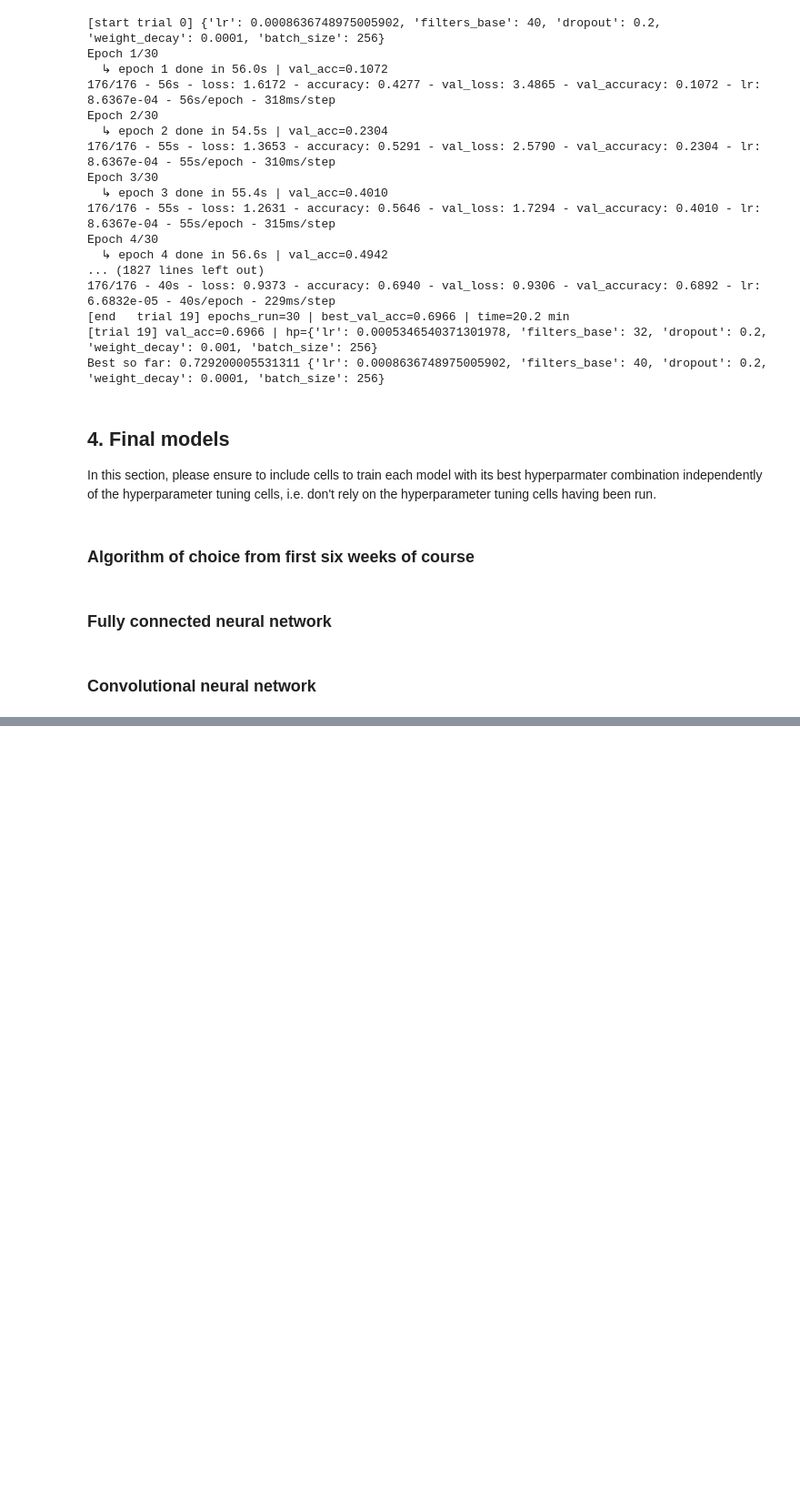
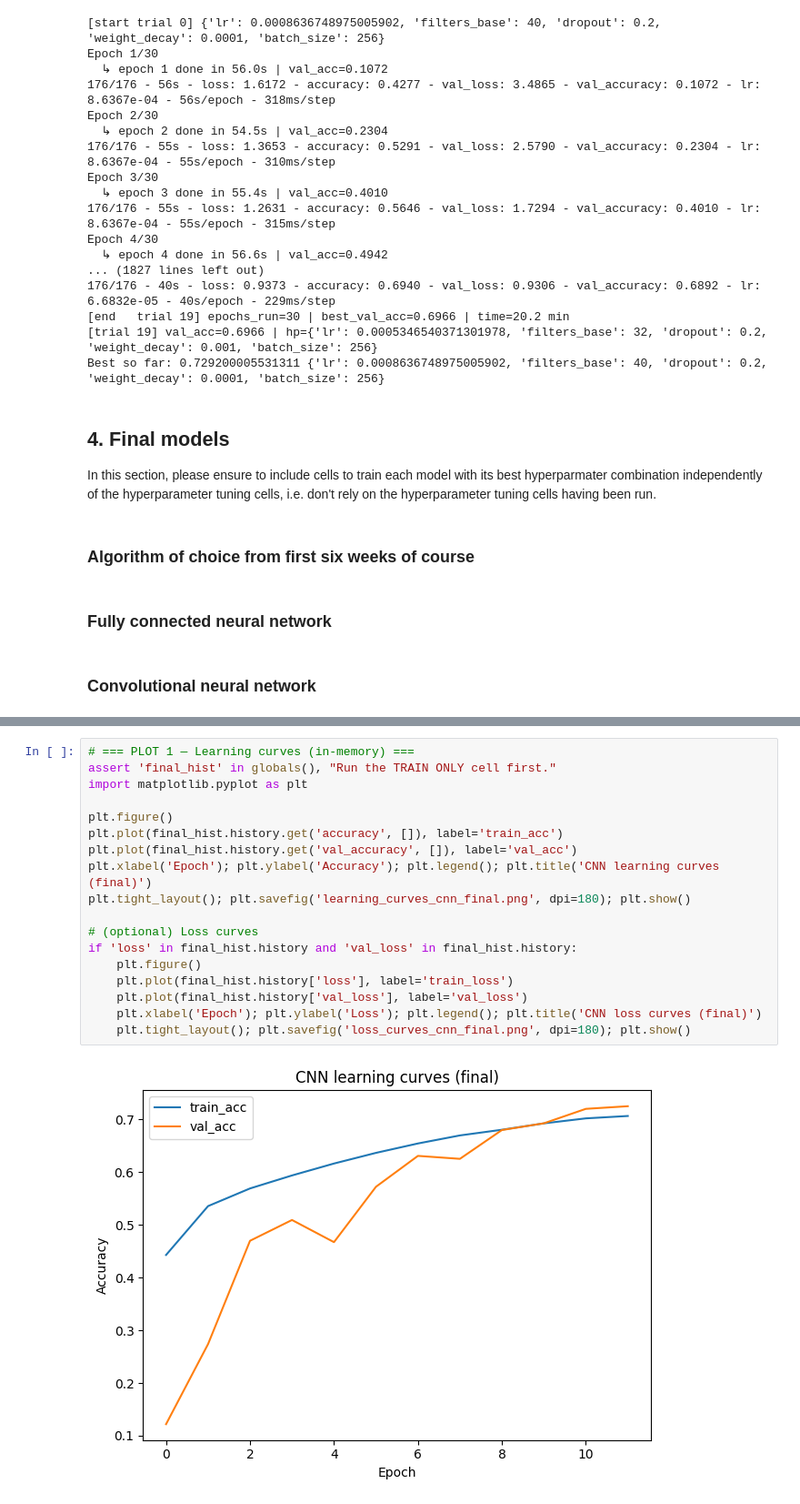
Before and after one commit to joelkurien/COMP5318Assignment, a Jupyter notebook: Assignment 2/COMP5318-assignment2-template-notebook-cnn.ipynb, the cells around one changed output, grey strips where cells are left out. Shown: that part at 91% size. Cells and saved outputs as stored; diff of their text form; blank space fills up the shorter version.

```diff
--- a/Assignment 2/COMP5318-assignment2-template-notebook-cnn.ipynb
+++ b/Assignment 2/COMP5318-assignment2-template-notebook-cnn.ipynb
@@ -611,0 +532,20 @@ Epoch 12/12
+# %%
+# === PLOT 1 — Learning curves (in-memory) ===
+assert 'final_hist' in globals(), "Run the TRAIN ONLY cell first."
+import matplotlib.pyplot as plt
+
+plt.figure()
+plt.plot(final_hist.history.get('accuracy', []), label='train_acc')
+plt.plot(final_hist.history.get('val_accuracy', []), label='val_acc')
+plt.xlabel('Epoch'); plt.ylabel('Accuracy'); plt.legend(); plt.title('CNN learning curves (final)')
+plt.tight_layout(); plt.savefig('learning_curves_cnn_final.png', dpi=180); plt.show()
+
+# (optional) Loss curves
+if 'loss' in final_hist.history and 'val_loss' in final_hist.history:
+    plt.figure()
+    plt.plot(final_hist.history['loss'], label='train_loss')
+    plt.plot(final_hist.history['val_loss'], label='val_loss')
+    plt.xlabel('Epoch'); plt.ylabel('Loss'); plt.legend(); plt.title('CNN loss curves (final)')
+    plt.tight_layout(); plt.savefig('loss_curves_cnn_final.png', dpi=180); plt.show()
+# %% [output]
+[figure, added]
```
Also changed, not shown: parts of 4 cells of this notebook.
